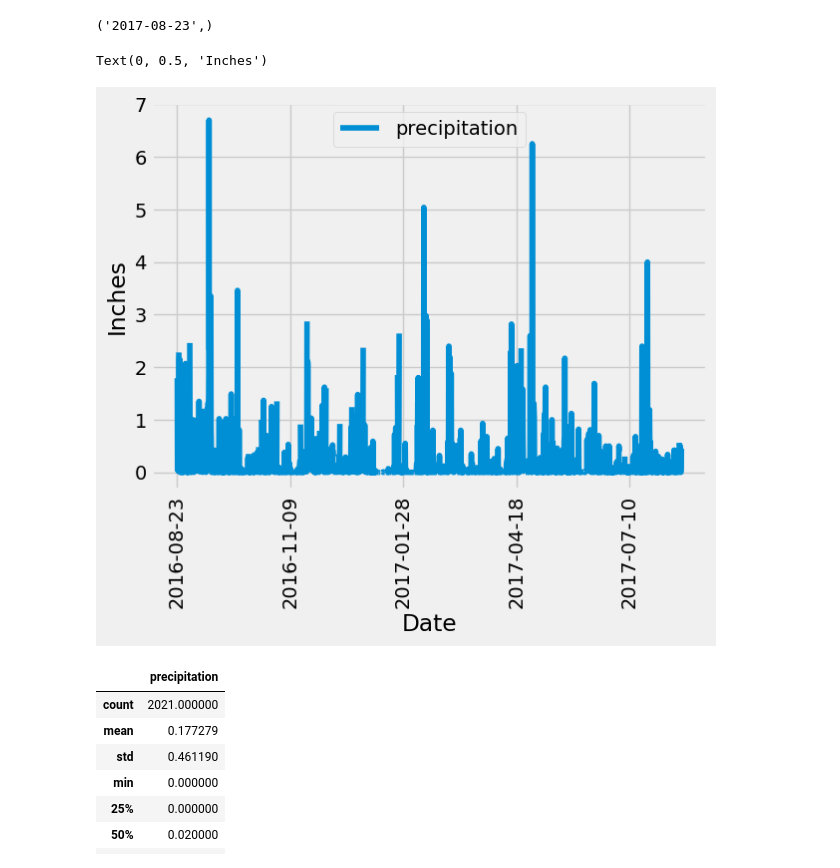
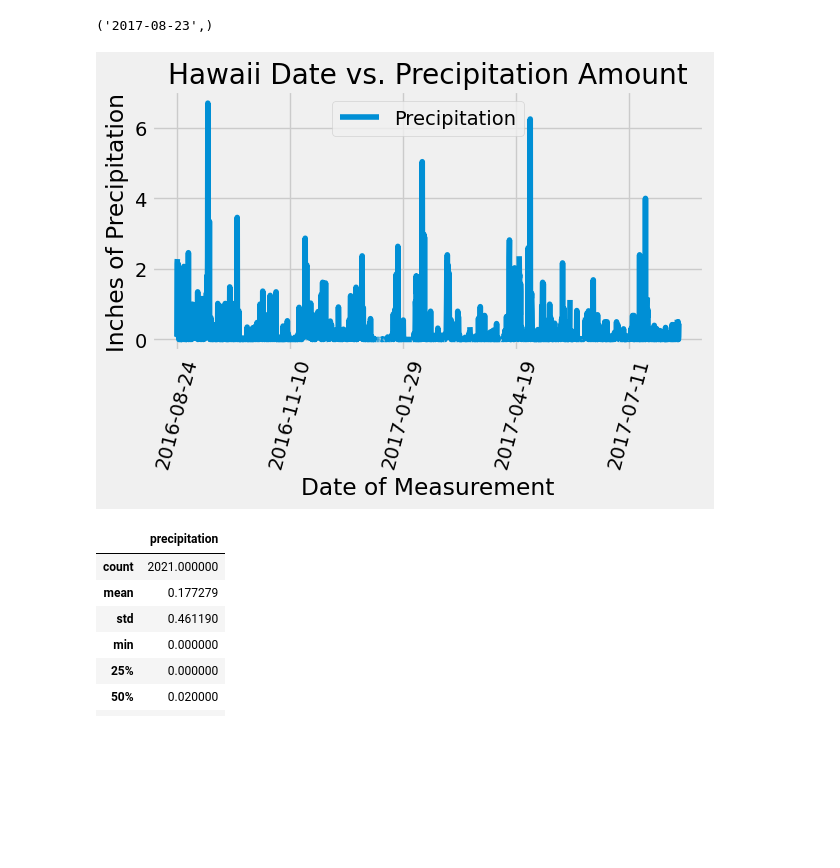
Before and after one commit to Y1U9M9A4I/sqlalchemy-challenge, a Jupyter notebook: Starter_Code/climate_starter.ipynb, the cells around one changed output. Cells and saved outputs as stored; diff of their text form; code cells hidden in the pictures; blank space fills up the shorter version.

```diff
--- a/Starter_Code/climate_starter.ipynb
+++ b/Starter_Code/climate_starter.ipynb
@@ -50,22 +50,31 @@ print(mrd)
 # %%
 # Design a query to retrieve the last 12 months of precipitation data and plot the results.
 # Starting from the most recent data point in the database.
 # Calculate the date one year from the last date in data set.
 # Perform a query to retrieve the data and precipitation scores
 #(chinook reference; mod10 class 3)
 
 prec = session.query(meas.date, meas.prcp).filter(meas.date > "2016-08-23").order_by(meas.date).all()
 
 # Save the query results as a Pandas DataFrame. Explicitly set the column names
 
+prec_df = pd.DataFrame(prec, columns = ["DateOfMeasurement", "Precipitation"])
 
 # Sort the dataframe by date
 
+prec_df.sort_values(by="DateOfMeasurement")
+# prec_df.head()
 
 # Use Pandas Plotting with Matplotlib to plot the data
+prec_graph = prec_df.plot(title= "Hawaii Date vs. Precipitation Amount",
+                          rot=75,
+                          x="DateOfMeasurement",
+                          y="Precipitation",
+                          xlabel = "Date of Measurement", ylabel = "Inches of Precipitation")
+plt.tight_layout()
+plt.show()
 # %% [output]
-Text(0, 0.5, 'Inches')
-[figure, old version]
+[figure, new version]
 # %%
 # Use Pandas to calculate the summary statistics for the precipitation data
 # %% [output]
```
